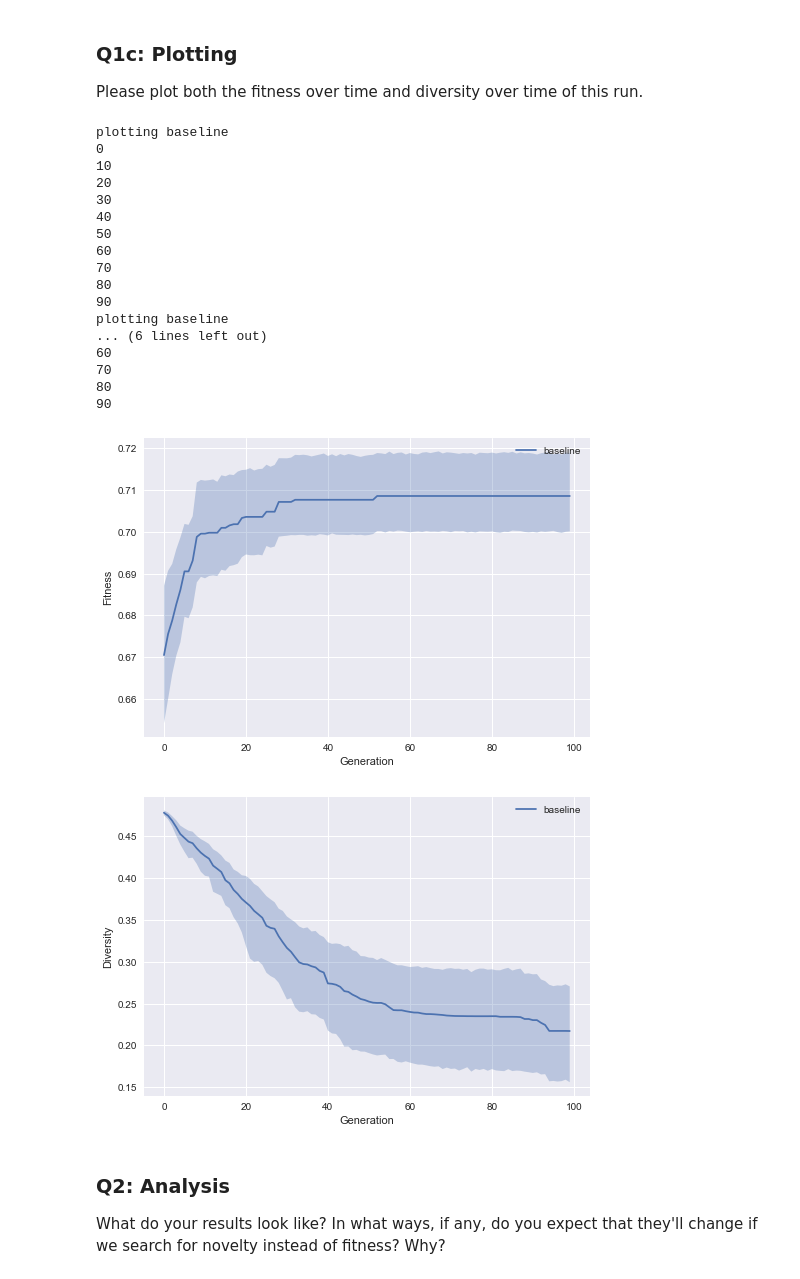
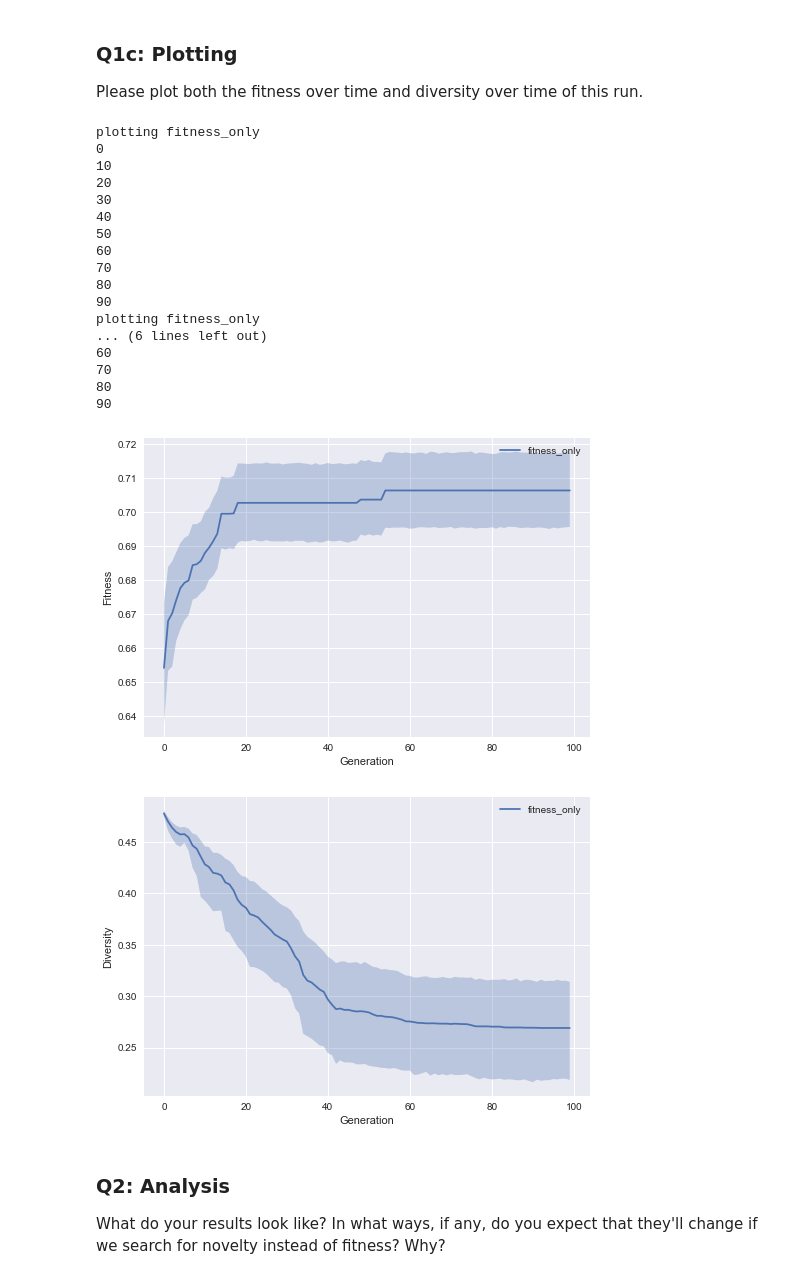
Before and after one commit to jdonovanCS/CS-352-Evolutionary-Computation, a Jupyter notebook: assignment_7/Assignment_7_Novelty_Search_[jdonova6].ipynb, the cells around one changed output. Saved outputs shown, nothing was run; the diff lists cells and outputs as text; code cells hidden in the pictures.

```diff
--- a/assignment_7/Assignment_7_Novelty_Search_[jdonova6].ipynb
+++ b/assignment_7/Assignment_7_Novelty_Search_[jdonova6].ipynb
@@ -162,7 +162,7 @@ crossover = False
 n = bit_string_length
 k = bit_string_length - 1
 
-for run_name in ["baseline"]:
+for run_name in ["fitness_only"]:
     experiment_results[run_name] = np.zeros((num_runs, total_generations))
     solutions_results[run_name] = np.zeros((num_runs, total_generations, bit_string_length))
     diversity_results[run_name] = np.zeros((num_runs, total_generations))
@@ -239,27 +281,27 @@ def plot_mean_and_bootstrapped_ci_over_time(input_data = None, name = "change me
 # %%
 # plotting
-plot_mean_and_bootstrapped_ci_over_time(input_data = experiment_results, name = ["baseline"], x_label = "Generation", y_label = "Fitness", plot_bootstrap = True)
-plot_mean_and_bootstrapped_ci_over_time(input_data = diversity_results, name = ["baseline"], x_label = "Generation", y_label = "Diversity", plot_bootstrap = True)
+plot_mean_and_bootstrapped_ci_over_time(input_data = experiment_results, name = ["fitness_only"], x_label = "Generation", y_label = "Fitness", plot_bootstrap = True)
+plot_mean_and_bootstrapped_ci_over_time(input_data = diversity_results, name = ["fitness_only"], x_label = "Generation", y_label = "Diversity", plot_bootstrap = True)
 # %% [output]
-plotting baseline
+plotting fitness_only
 0
 10
 20
 30
 40
 50
 60
 70
 80
 90
-plotting baseline
+plotting fitness_only
 ... (6 lines left out)
 60
 70
 80
 90
-[figure, old version]
+[figure, new version]
-[figure, old version]
+[figure, new version]
 # %% [markdown]
 ### Q2: Analysis
 What do your results look like?  In what ways, if any, do you expect that they'll change if we search for novelty instead of fitness?  Why?
```
Also changed, not shown: parts of 27 cells of this notebook, 6 other files.
